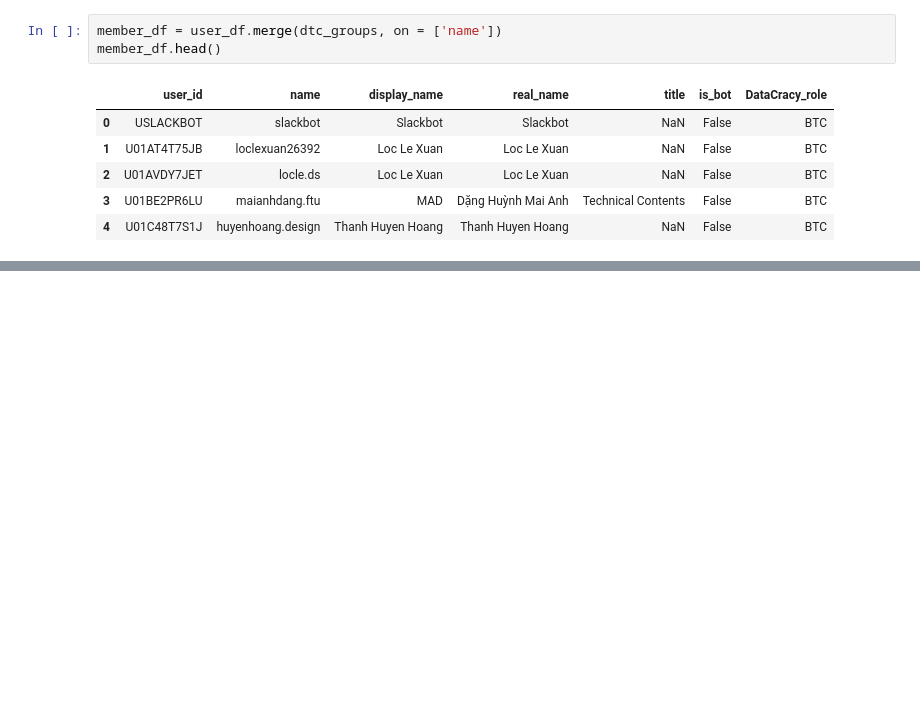
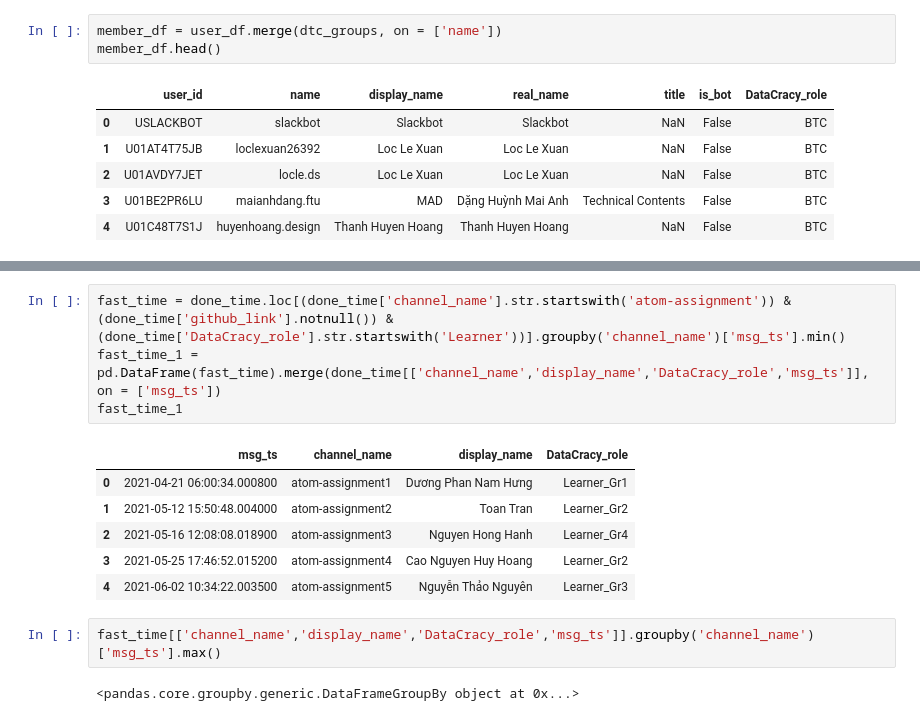
Before and after one commit to Ha-Huynh-Anh/atom-assignments, a Jupyter notebook: assignment_4/home_assignment_4.ipynb, the cells around one changed output, grey strips where cells are left out. Drawn from its saved outputs; the diff is of its cells as text; blank space fills up the shorter version.

```diff
--- a/assignment_4/home_assignment_4.ipynb
+++ b/assignment_4/home_assignment_4.ipynb
@@ -1263,0 +1327,15 @@ Name: count_msg, dtype: int64
+# %%
+fast_time = done_time.loc[(done_time['channel_name'].str.startswith('atom-assignment')) & (done_time['github_link'].notnull()) & (done_time['DataCracy_role'].str.startswith('Learner'))].groupby('channel_name')['msg_ts'].min()
+fast_time_1 = pd.DataFrame(fast_time).merge(done_time[['channel_name','display_name','DataCracy_role','msg_ts']], on = ['msg_ts'])
+fast_time_1
+# %% [output]
+|  | msg_ts | channel_name | display_name | DataCracy_role |
+| 0 | 2021-04-21 06:00:34.000800 | atom-assignment1 | Dương Phan Nam Hưng | Learner_Gr1 |
+| 1 | 2021-05-12 15:50:48.004000 | atom-assignment2 | Toan Tran | Learner_Gr2 |
+| 2 | 2021-05-16 12:08:08.018900 | atom-assignment3 | Nguyen Hong Hanh | Learner_Gr4 |
+| 3 | 2021-05-25 17:46:52.015200 | atom-assignment4 | Cao Nguyen Huy Hoang | Learner_Gr2 |
+| 4 | 2021-06-02 10:34:22.003500 | atom-assignment5 | Nguyễn Thảo Nguyên | Learner_Gr3 |
+# %%
+fast_time[['channel_name','display_name','DataCracy_role','msg_ts']].groupby('channel_name')['msg_ts'].max()
+# %% [output]
+<pandas.core.groupby.generic.DataFrameGroupBy object at 0x...>
```
Also changed, not shown: parts of 17 cells of this notebook.
